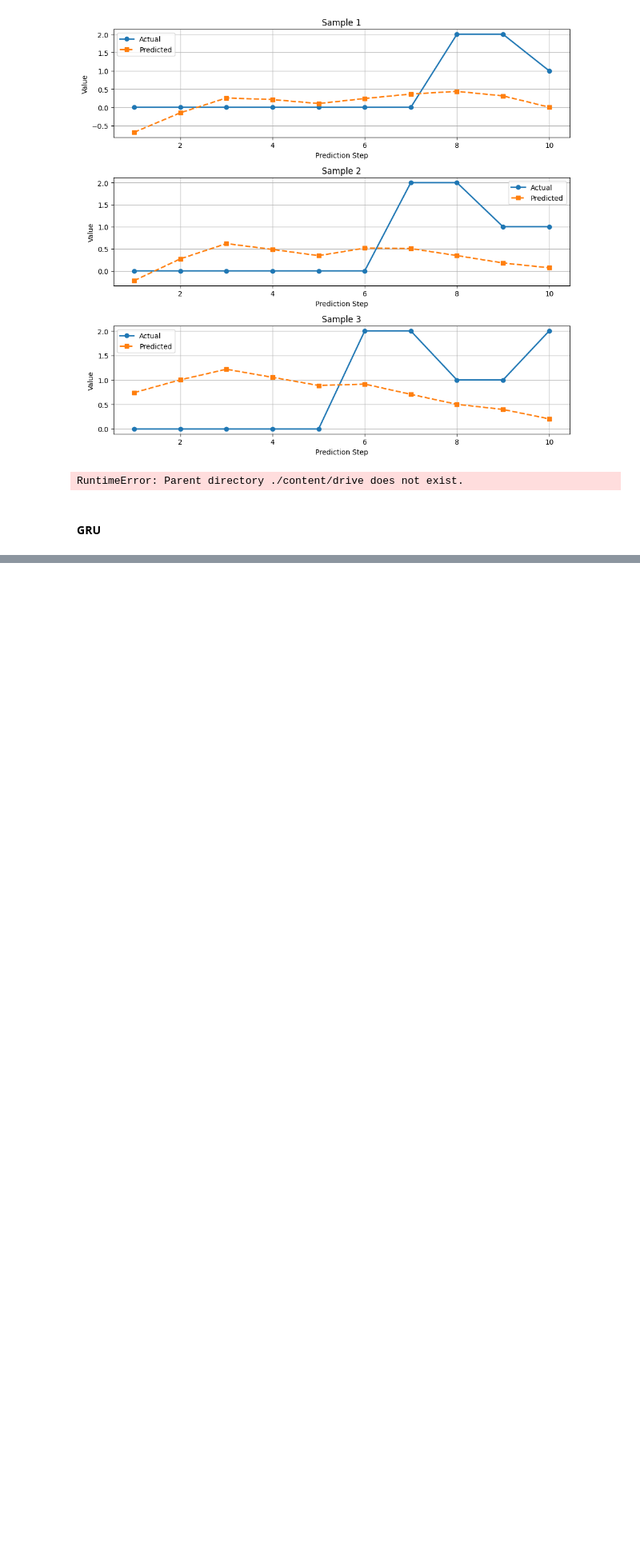
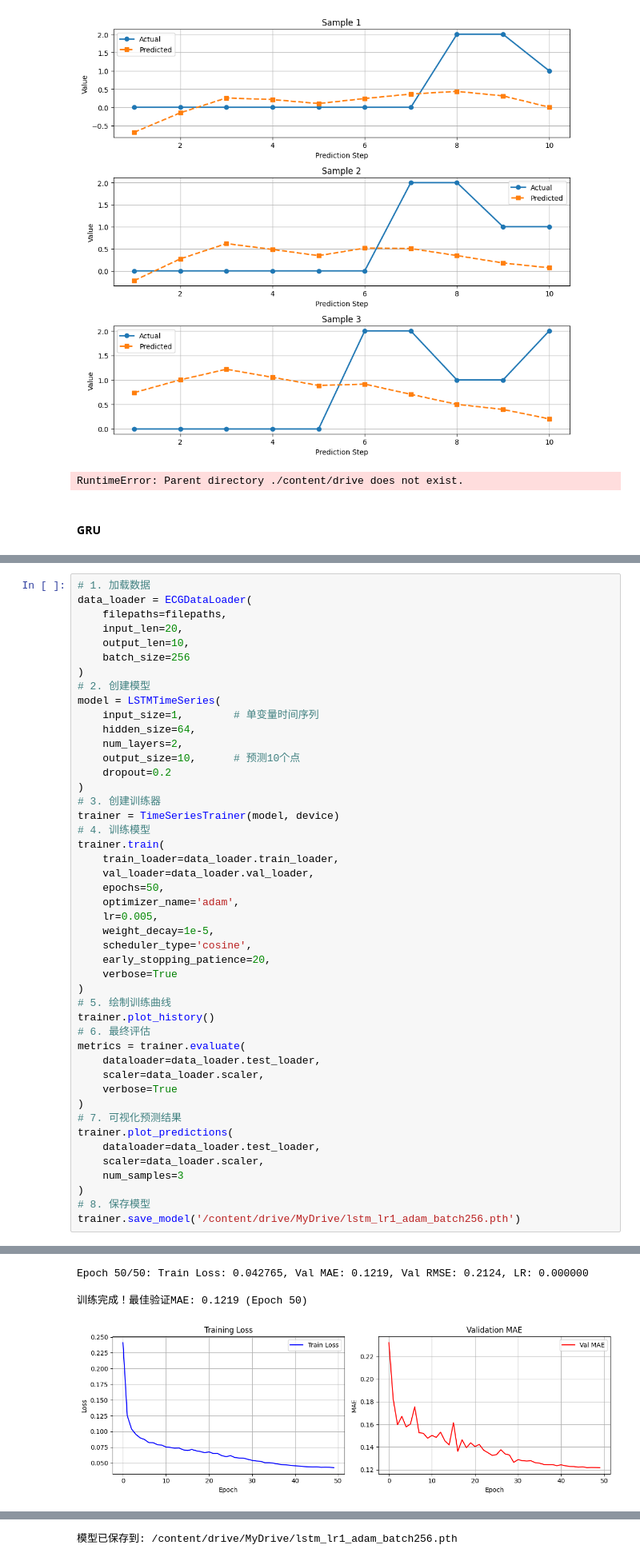
Before and after one commit to mysciz/xjtu-ml-class, a Jupyter notebook: exp/code/ml-exp2-seq.ipynb, the cells around one changed output, grey strips where cells are left out. Shown at 80% size. Cells and saved outputs as stored; diff of their text form; blank space fills up the shorter version.

```diff
--- a/exp/code/ml-exp2-seq.ipynb
+++ b/exp/code/ml-exp2-seq.ipynb
@@ -845,0 +1044,47 @@ KeyboardInterrupt:
+# %%
+# 1. 加载数据
+data_loader = ECGDataLoader(
+    filepaths=filepaths,
+    input_len=20,
+    output_len=10,
+    batch_size=256
+)
+# 2. 创建模型
+model = LSTMTimeSeries(
+    input_size=1,        # 单变量时间序列
+    hidden_size=64,
+    num_layers=2,
+    output_size=10,      # 预测10个点
+    dropout=0.2
+)
+# 3. 创建训练器
+trainer = TimeSeriesTrainer(model, device)
+# 4. 训练模型
+trainer.train(
+    train_loader=data_loader.train_loader,
+    val_loader=data_loader.val_loader,
+    epochs=50,
+    optimizer_name='adam',
+    lr=0.005,
+    weight_decay=1e-5,
+    scheduler_type='cosine',
+    early_stopping_patience=20,
+    verbose=True
+)
+# 5. 绘制训练曲线
+trainer.plot_history()
+# 6. 最终评估
+metrics = trainer.evaluate(
+    dataloader=data_loader.test_loader,
+    scaler=data_loader.scaler,
+    verbose=True
+)
+# 7. 可视化预测结果
+trainer.plot_predictions(
+    dataloader=data_loader.test_loader,
+    scaler=data_loader.scaler,
+    num_samples=3
+)
+# 8. 保存模型
+trainer.save_model('/content/drive/MyDrive/lstm_lr1_adam_batch256.pth')
+# %% [output]
@@ -845,0 +1110,4 @@ KeyboardInterrupt:
+Epoch 50/50: Train Loss: 0.042765, Val MAE: 0.1219, Val RMSE: 0.2124, LR: 0.000000
+
+训练完成！最佳验证MAE: 0.1219 (Epoch 50)
+[figure, added]
@@ -845,0 +1134 @@ KeyboardInterrupt:
+模型已保存到: /content/drive/MyDrive/lstm_lr1_adam_batch256.pth
```
Also changed, not shown: parts of 8 cells of this notebook.
